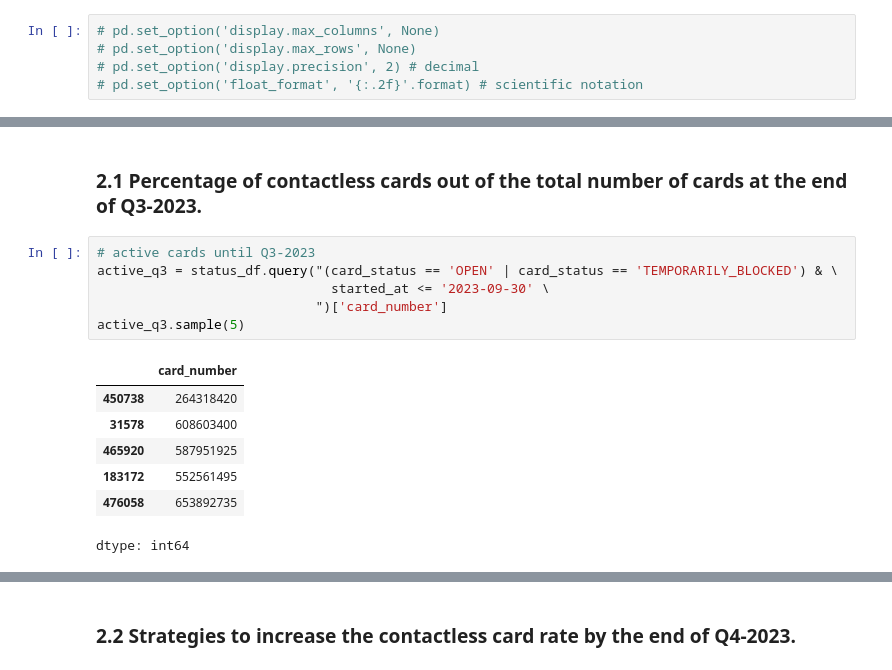
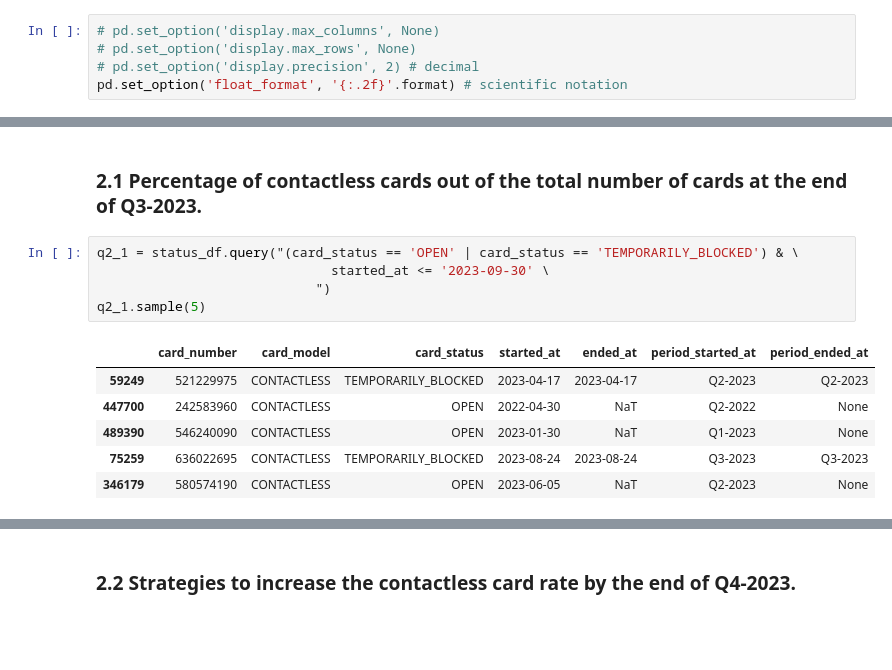
Before and after one commit to pathilink/flash_case, a Jupyter notebook: notebook/flash_eda.ipynb, the cells around one changed output, grey strips where cells are left out. Drawn from its saved outputs; the diff is of its cells as text; blank space fills up the shorter version.

```diff
--- a/notebook/flash_eda.ipynb
+++ b/notebook/flash_eda.ipynb
@@ -14,7 +16,7 @@ import datetime
 # pd.set_option('display.max_columns', None)
 # pd.set_option('display.max_rows', None)
 # pd.set_option('display.precision', 2) # decimal
-# pd.set_option('float_format', '{:.2f}'.format) # scientific notation
+pd.set_option('float_format', '{:.2f}'.format) # scientific notation
 # %% [markdown]
 ## Data
 # %%
@@ -587,16 +603,14 @@ transactions_df.query("period == 'Q3-2023'")['card_number'].nunique()
 # %% [markdown]
 ### 2.1 Percentage of contactless cards out of the total number of cards at the end of Q3-2023.
 # %%
-# active cards until Q3-2023
-active_q3 = status_df.query("(card_status == 'OPEN' | card_status == 'TEMPORARILY_BLOCKED') & \
+q2_1 = status_df.query("(card_status == 'OPEN' | card_status == 'TEMPORARILY_BLOCKED') & \
                               started_at <= '2023-09-30' \
-                            ")['card_number']
-active_q3.sample(5)
+                            ")
+q2_1.sample(5)
 # %% [output]
-|  | card_number |
-| 450738 | 264318420 |
-| 31578 | 608603400 |
-| 465920 | 587951925 |
-| 183172 | 552561495 |
-| 476058 | 653892735 |
+|  | card_number | card_model | card_status | started_at | ended_at | period_started_at | period_ended_at |
+| 59249 | 521229975 | CONTACTLESS | TEMPORARILY_BLOCKED | 2023-04-17 | 2023-04-17 | Q2-2023 | Q2-2023 |
+| 447700 | 242583960 | CONTACTLESS | OPEN | 2022-04-30 | NaT | Q2-2022 | None |
+| 489390 | 546240090 | CONTACTLESS | OPEN | 2023-01-30 | NaT | Q1-2023 | None |
+| 75259 | 636022695 | CONTACTLESS | TEMPORARILY_BLOCKED | 2023-08-24 | 2023-08-24 | Q3-2023 | Q3-2023 |
+| 346179 | 580574190 | CONTACTLESS | OPEN | 2023-06-05 | NaT | Q2-2023 | None |
-dtype: int64
```
Also changed, not shown: parts of 30 cells of this notebook.
